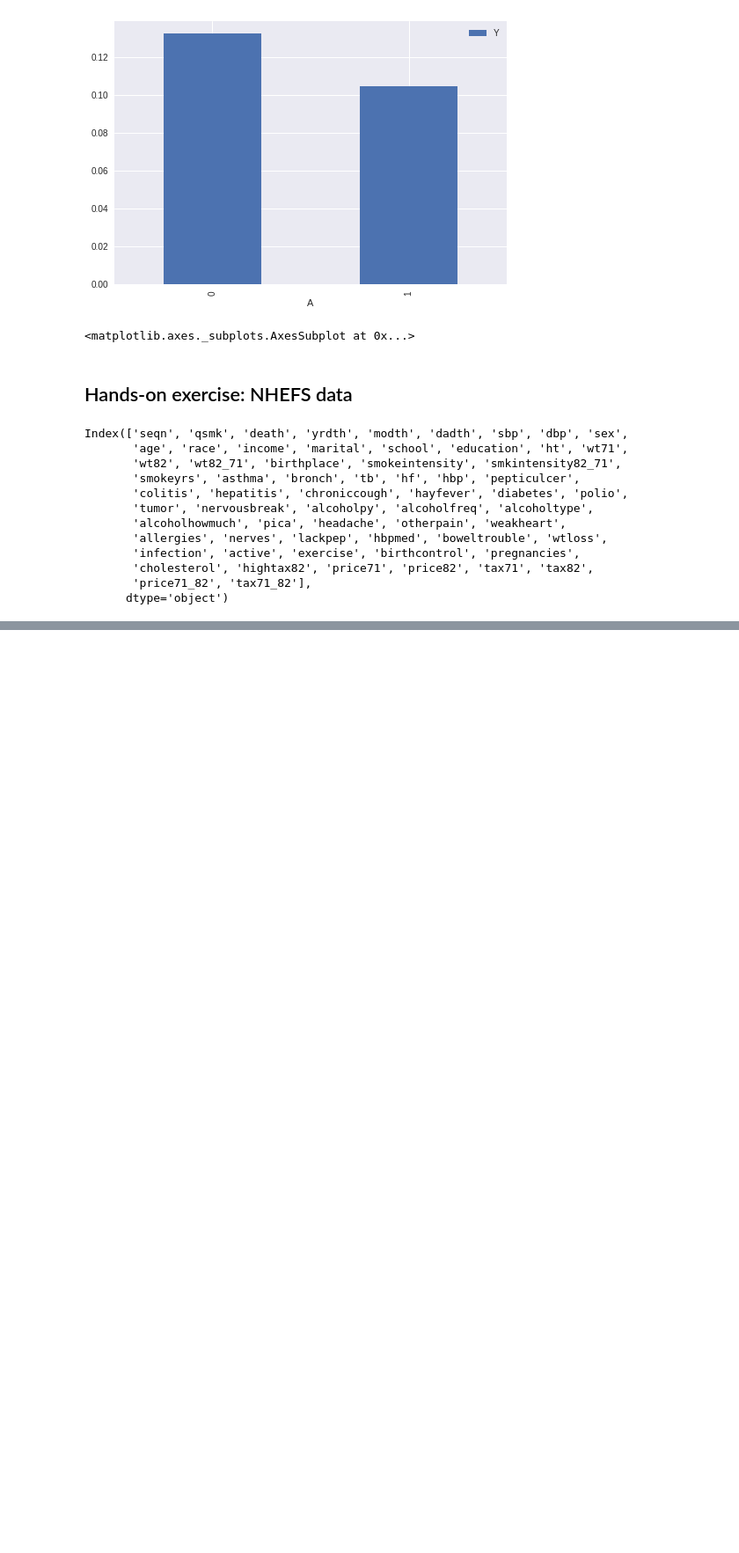
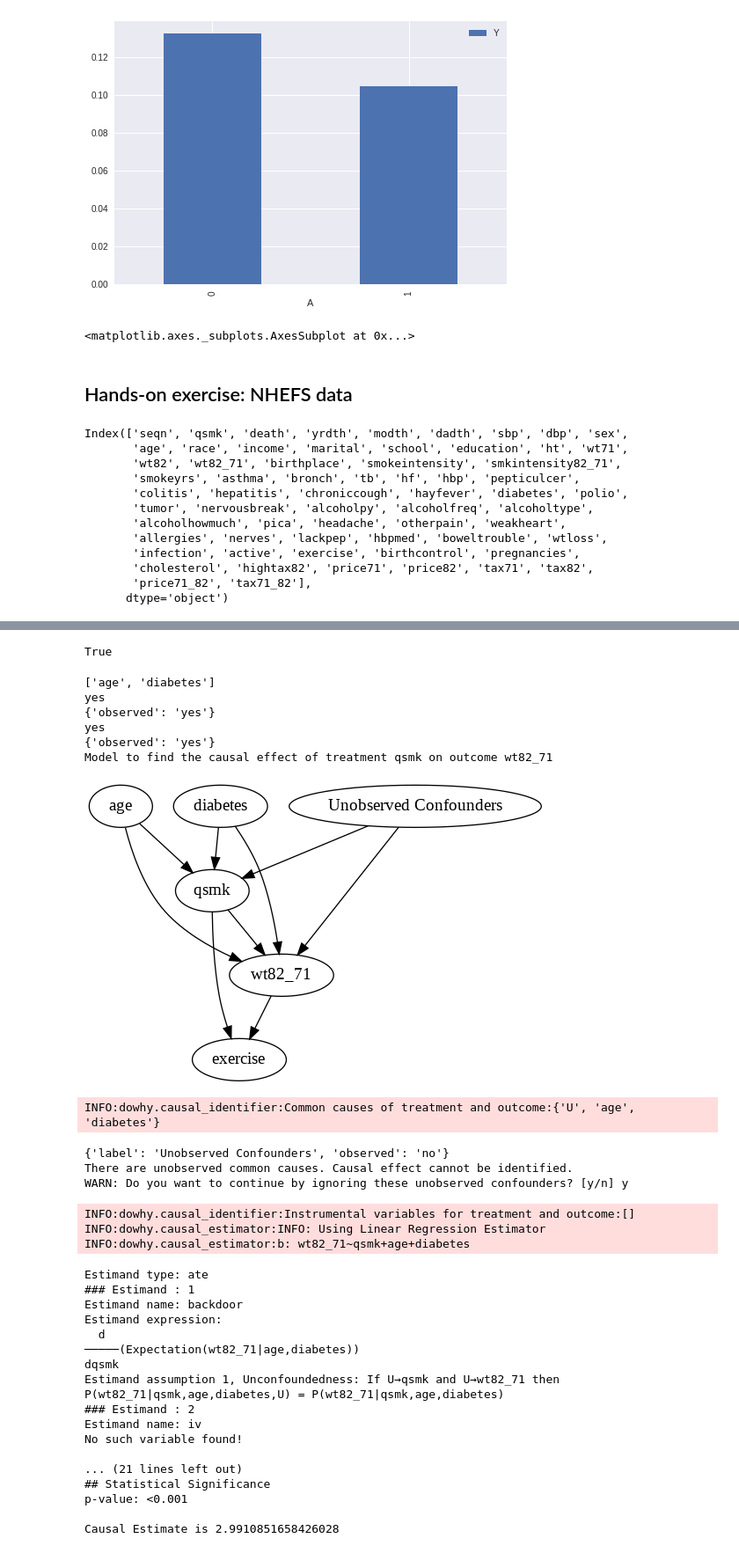
Before and after one commit to ckbjimmy/2019_tokyo, a Jupyter notebook: causal_workshop.ipynb, the cells around one changed output, grey strips where cells are left out. Shown at 88% size. Cells and saved outputs as stored; diff of their text form; code cells hidden in the pictures; blank space fills up the shorter version.

```diff
--- a/causal_workshop.ipynb
+++ b/causal_workshop.ipynb
@@ -537,0 +612,70 @@ display(Image(filename="causal_model.png"))
+# %%
+nhefs[selected].isnull().values.any()
+# %% [output]
+True
+# %%
+from sklearn.preprocessing import Imputer
+
+nhefs_imputed = nhefs
+for i in selected:
+  imputer = Imputer(missing_values="NaN", strategy="mean")
+  nhefs_imputed[i] = imputer.fit_transform(nhefs[[i]])
+
+data = {}
+data['df'] = nhefs_imputed
+data['treatment_name'] = 'qsmk'
+data['outcome_name'] = 'wt82_71'
+data['gml_graph'] = g.replace('\n', '')
+data['dot_graph'] = d.replace('\n', '')
+
+model = CausalModel(
+    data=data["df"],
+    treatment=data["treatment_name"],
+    outcome=data["outcome_name"],
+    graph=data["gml_graph"])
+
+model.view_model()
+display(Image(filename="causal_model.png"))
+
+identified_estimand = model.identify_effect()
+print(identified_estimand)
+
+estimate = model.estimate_effect(
+    identified_estimand,
+    method_name="backdoor.linear_regression",
+    test_significance=True)
+
+print(estimate)
+print("Causal Estimate is " + str(estimate.value))
+# %% [output]
+['age', 'diabetes']
+yes
+{'observed': 'yes'}
+yes
+{'observed': 'yes'}
+Model to find the causal effect of treatment qsmk on outcome wt82_71
+[figure, added]
+INFO:dowhy.causal_identifier:Common causes of treatment and outcome:{'U', 'age', 'diabetes'}
+{'label': 'Unobserved Confounders', 'observed': 'no'}
+There are unobserved common causes. Causal effect cannot be identified.
+WARN: Do you want to continue by ignoring these unobserved confounders? [y/n] y
+INFO:dowhy.causal_identifier:Instrumental variables for treatment and outcome:[]
+INFO:dowhy.causal_estimator:INFO: Using Linear Regression Estimator
+INFO:dowhy.causal_estimator:b: wt82_71~qsmk+age+diabetes
+Estimand type: ate
+### Estimand : 1
+Estimand name: backdoor
+Estimand expression:
+  d
+─────(Expectation(wt82_71|age,diabetes))
+dqsmk
+Estimand assumption 1, Unconfoundedness: If U→qsmk and U→wt82_71 then P(wt82_71|qsmk,age,diabetes,U) = P(wt82_71|qsmk,age,diabetes)
+### Estimand : 2
+Estimand name: iv
+No such variable found!
+
+... (21 lines left out)
+## Statistical Significance
+p-value: <0.001
+
+Causal Estimate is 2.9910851658426028
```
Also changed, not shown: parts of 19 cells of this notebook.
